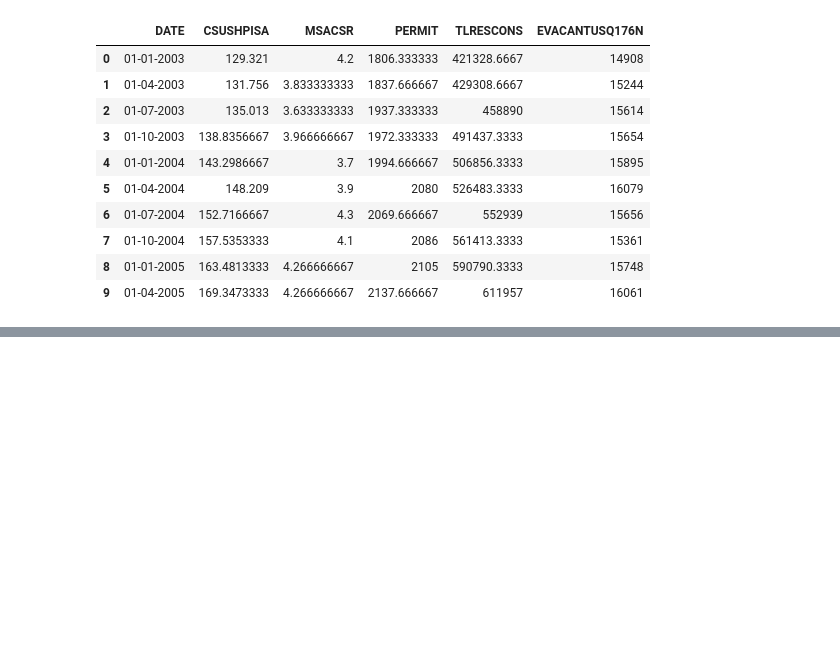
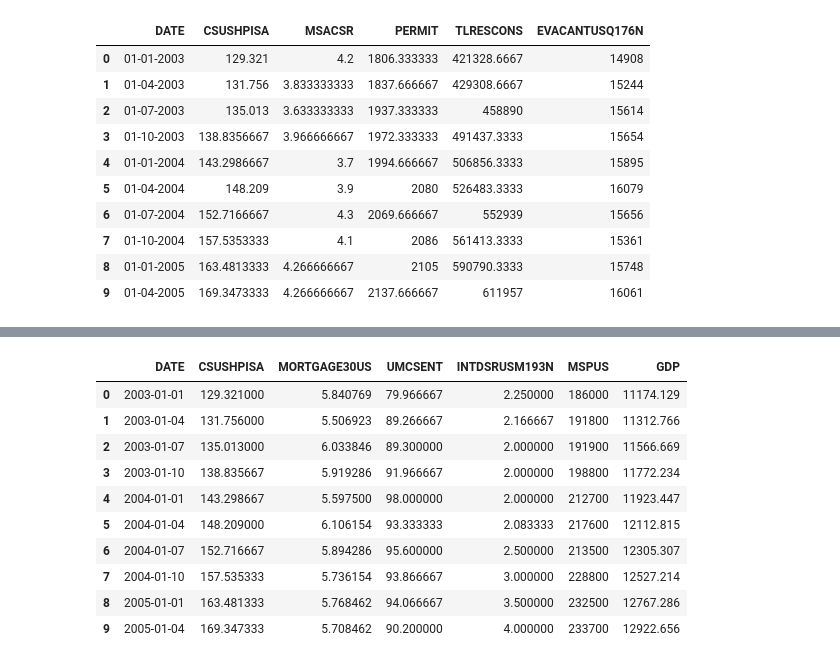
Before and after one commit to MrBinit/US-Home-Prices-Supply-Demand, a Jupyter notebook: project.ipynb, the cells around one changed output, grey strips where cells are left out. Cells and saved outputs as stored; diff of their text form; code cells hidden in the pictures; blank space fills up the shorter version.

```diff
--- a/project.ipynb
+++ b/project.ipynb
@@ -9,4 +10,4 @@ from datetime import datetime
 # %%
-df = pd.read_csv("/Users/mrbinit/Downloads/data/demand.csv")
-sf = pd.read_csv("/Users/mrbinit/Downloads/data/supply.csv")
+demand_data = pd.read_csv("/Users/mrbinit/Downloads/data/demand.csv")
+supply_data = pd.read_csv("/Users/mrbinit/Downloads/data/supply.csv")
 # %%
@@ -68,0 +94,15 @@ sf.head(10)
+# %%
+demand_data['DATE'] = pd.to_datetime(demand_data['DATE'])
+demand_data.head(10)
+# %% [output]
+|  | DATE | CSUSHPISA | MORTGAGE30US | UMCSENT | INTDSRUSM193N | MSPUS | GDP |
+| 0 | 2003-01-01 | 129.321000 | 5.840769 | 79.966667 | 2.250000 | 186000 | 11174.129 |
+| 1 | 2003-01-04 | 131.756000 | 5.506923 | 89.266667 | 2.166667 | 191800 | 11312.766 |
+| 2 | 2003-01-07 | 135.013000 | 6.033846 | 89.300000 | 2.000000 | 191900 | 11566.669 |
+| 3 | 2003-01-10 | 138.835667 | 5.919286 | 91.966667 | 2.000000 | 198800 | 11772.234 |
+| 4 | 2004-01-01 | 143.298667 | 5.597500 | 98.000000 | 2.000000 | 212700 | 11923.447 |
+| 5 | 2004-01-04 | 148.209000 | 6.106154 | 93.333333 | 2.083333 | 217600 | 12112.815 |
+| 6 | 2004-01-07 | 152.716667 | 5.894286 | 95.600000 | 2.500000 | 213500 | 12305.307 |
+| 7 | 2004-01-10 | 157.535333 | 5.736154 | 93.866667 | 3.000000 | 228800 | 12527.214 |
+| 8 | 2005-01-01 | 163.481333 | 5.768462 | 94.066667 | 3.500000 | 232500 | 12767.286 |
+| 9 | 2005-01-04 | 169.347333 | 5.708462 | 90.200000 | 4.000000 | 233700 | 12922.656 |
```
Also changed, not shown: parts of 35 cells of this notebook.
